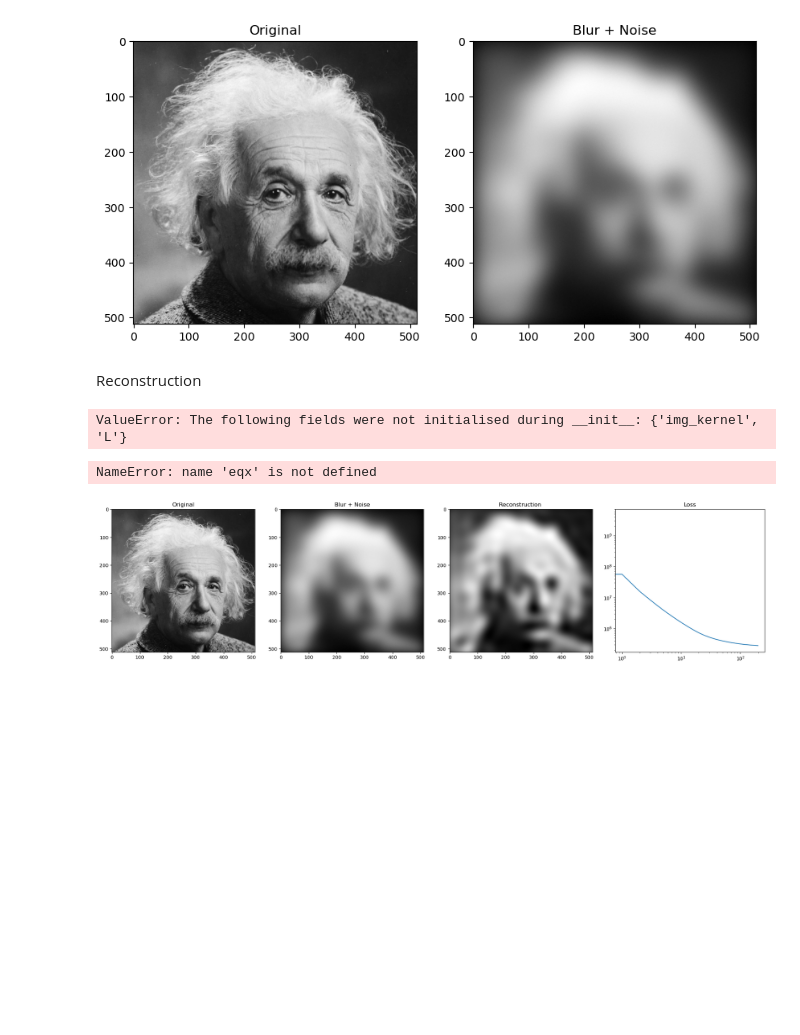
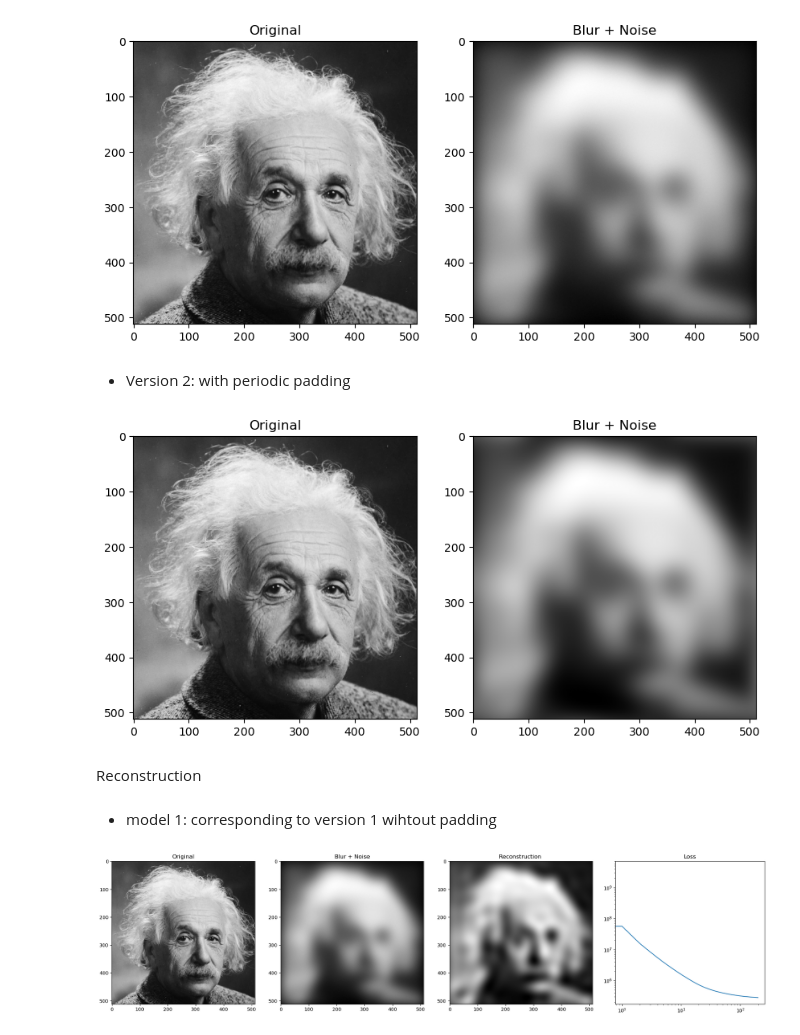
Before and after one commit to igomes1/Deep-denoising-X-ray-CT-reconstruction, a Jupyter notebook: inverse_problems.ipynb, the cells around one changed output. Drawn from its saved outputs; the diff is of its cells as text; code cells hidden in the pictures; blank space fills up the shorter version.

Commit message:
add convolution with periodic boundary condition + rslt of optimization using GD

```diff
--- a/inverse_problems.ipynb
+++ b/inverse_problems.ipynb
@@ -49,5 +44,38 @@ ax2.set_title('Blur + Noise')
 plt.show()
 # %% [output]
 [figure]
+# %% [markdown]
+- Version 2: with periodic padding
+# %%
+# original img
+img = ski.io.imread('data/img/einstein.tif').astype(np.float32)
+
+# blurred and noisy img
+gaussian_kernel = hlp.get_2D_Gaussian_kernel(20)
+
+# perform convolution in Fourrier space
+img_kernel = hlp.kernel_to_image(gaussian_kernel, img )
+img_kernel_f = jnp.fft.fft2(img_kernel)
+img_f = jnp.fft.fft2(img)
+blur_img_f = jnp.multiply(img_kernel_f, img_f)
+
+# go back into space domain
+blur_img = jnp.fft.ifft2(blur_img_f).real
+
+# add noise
+np.random.seed(4)
+gaussian_noise = np.random.normal(0, 1, img.shape)
+blur_noise_img = blur_img + gaussian_noise
+blur_noise_img= np.clip(blur_noise_img, 0,255)
+
+# plot
+fig, (ax1, ax2) = plt.subplots(1,2, figsize =(10,10))
+ax1.imshow(img, cmap= "gray")
+ax1.set_title('Original')
+ax2.imshow(blur_img, cmap= "gray")
+ax2.set_title('Blur + Noise')
+plt.show()
+# %% [output]
+[figure, added]
 # %% [markdown]
 Reconstruction
@@ -78,13 +82,9 @@ class Model_periodic_padding(eqx.Module):
-# %%
-A = Model_periodic_padding(jnp.array(gaussian_kernel))
-# %% [output]
-ValueError: The following fields were not initialised during __init__: {'img_kernel', 'L'}
+# %% [markdown]
+- model 1: corresponding to version 1 wihtout padding
 # %%
-# model
 class Model(eqx.Module):
     kernel: jnp.ndarray
     # y: jnp.ndarray
-
 
     def __init__(self, kernel):
         self.kernel = kernel
@@ -101,9 +101,9 @@ def loss(x, y, A): # not sure if it's better to put the loss inside the "Model"
     return loss
 
 # optimizer --> Proximal gradient descent
-# @jax.jit  # passer loss en parametre static --> sinon jit fonctionne pas
-def optimizer_step(x, y, A, alpha, loss_fn):  # alpha = learning rate
-    loss_val, grads_val = jax.value_and_grad(loss_fn)(x, y, A)
+@jax.jit  # passer loss en parametre static --> sinon jit fonctionne pas
+def optimizer_step(x, y, A, alpha):  # alpha = learning rate
+    loss_val, grads_val = jax.value_and_grad(loss)(x, y, A)
     # print(grads_val)
 
     # GD update
@@ -113,8 +113,6 @@ def optimizer_step(x, y, A, alpha, loss_fn):  # alpha = learning rate
     x_new = jnp.clip(x_new, 0, 255)
 
     return loss_val, x_new
-# %% [output]
-NameError: name 'eqx' is not defined
 # %%
 # initialisation
 x = jnp.zeros(img.shape)
```
Also changed, not shown: parts of 10 cells of this notebook, 1 other file.
